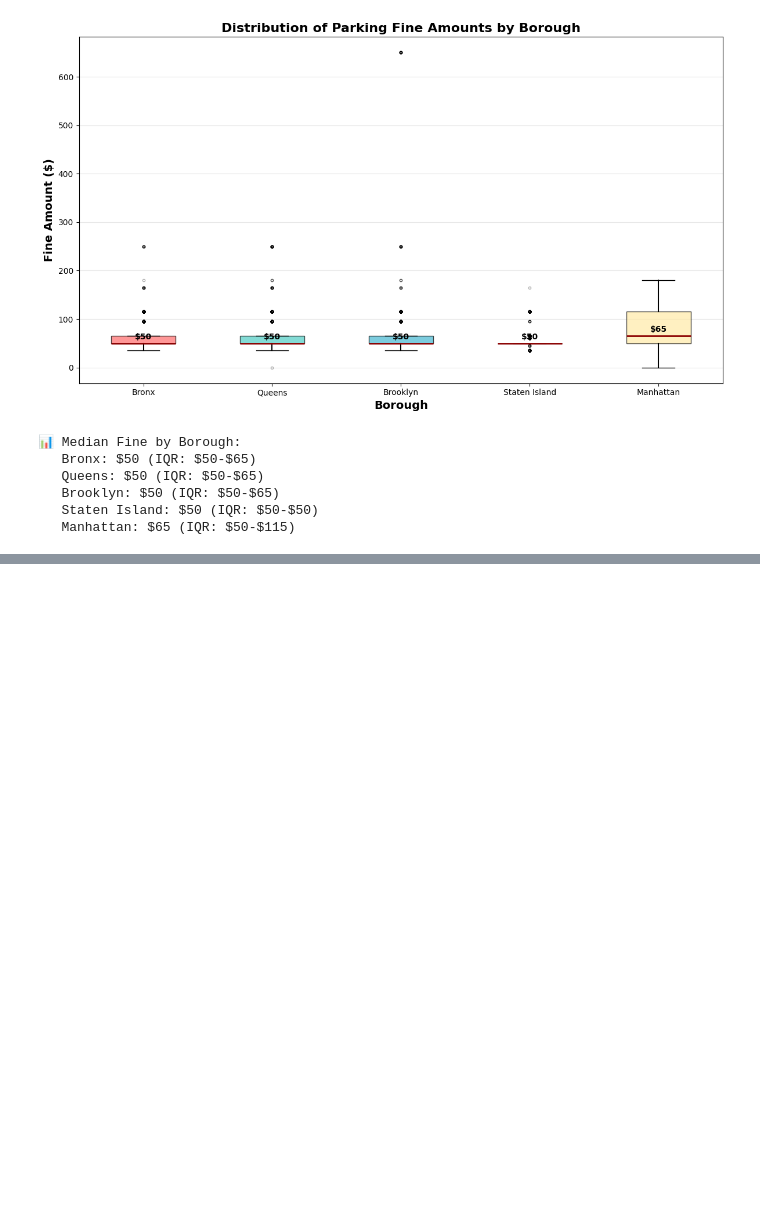
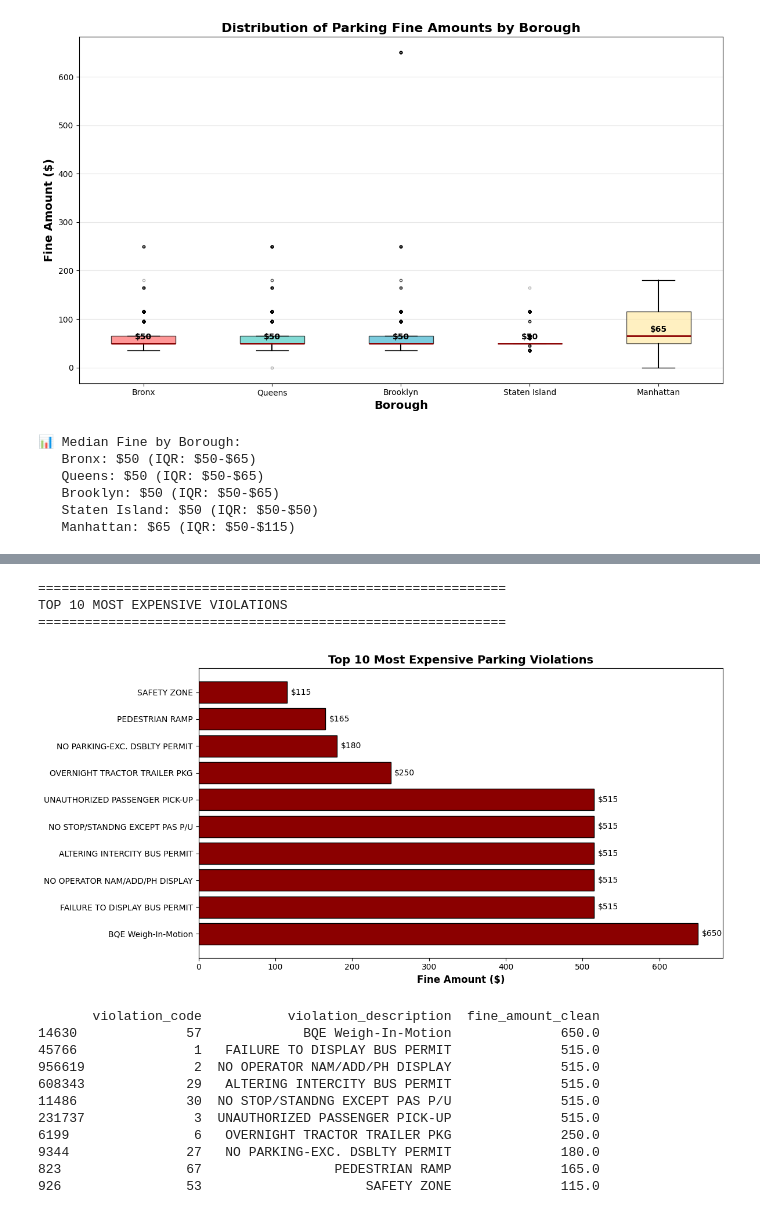
Before and after one commit to JaysonC41/capstonetest, a Jupyter notebook: notebooks/nyc_parking_insights.ipynb, the cells around one changed output, grey strips where cells are left out. Saved outputs shown, nothing was run; the diff lists cells and outputs as text; code cells hidden in the pictures; blank space fills up the shorter version.

```diff
--- a/notebooks/nyc_parking_insights.ipynb
+++ b/notebooks/nyc_parking_insights.ipynb
@@ -1575,0 +1625,38 @@ BOX PLOT: Fine Amounts by Borough
+# %%
+print("\n" + "=" * 60)
+print("TOP 10 MOST EXPENSIVE VIOLATIONS")
+print("=" * 60)
+
+# Get unique violations with their fines
+violation_fines = df_merged[df_merged['fine_amount_clean'].notna()][['violation_code', 'violation_description', 'fine_amount_clean']].drop_duplicates()
+top_fines = violation_fines.sort_values('fine_amount_clean', ascending=False).head(10)
+
+plt.figure(figsize=(12, 6))
+bars = plt.barh(range(len(top_fines)), top_fines['fine_amount_clean'], color='darkred', edgecolor='black')
+plt.yticks(range(len(top_fines)), top_fines['violation_description'].str[:50])
+plt.xlabel('Fine Amount ($)', fontsize=12, fontweight='bold')
+plt.title('Top 10 Most Expensive Parking Violations', fontsize=14, fontweight='bold')
+
+for i, (bar, val) in enumerate(zip(bars, top_fines['fine_amount_clean'])):
+    plt.text(val + 5, bar.get_y() + bar.get_height()/2, f'${int(val)}', va='center', fontsize=10)
+
+plt.tight_layout()
+plt.show()
+
+print(top_fines[['violation_code', 'violation_description', 'fine_amount_clean']])
+# %% [output]
+============================================================
+TOP 10 MOST EXPENSIVE VIOLATIONS
+============================================================
+[figure, added]
+       violation_code           violation_description  fine_amount_clean
+14630              57             BQE Weigh-In-Motion              650.0
+45766               1   FAILURE TO DISPLAY BUS PERMIT              515.0
+956619              2  NO OPERATOR NAM/ADD/PH DISPLAY              515.0
+608343             29   ALTERING INTERCITY BUS PERMIT              515.0
+11486              30  NO STOP/STANDNG EXCEPT PAS P/U              515.0
+231737              3  UNAUTHORIZED PASSENGER PICK-UP              515.0
+6199                6   OVERNIGHT TRACTOR TRAILER PKG              250.0
+9344               27   NO PARKING-EXC. DSBLTY PERMIT              180.0
+823                67                 PEDESTRIAN RAMP              165.0
+926                53                     SAFETY ZONE              115.0
```
Also changed, not shown: parts of 5 cells of this notebook, 3 other files.
